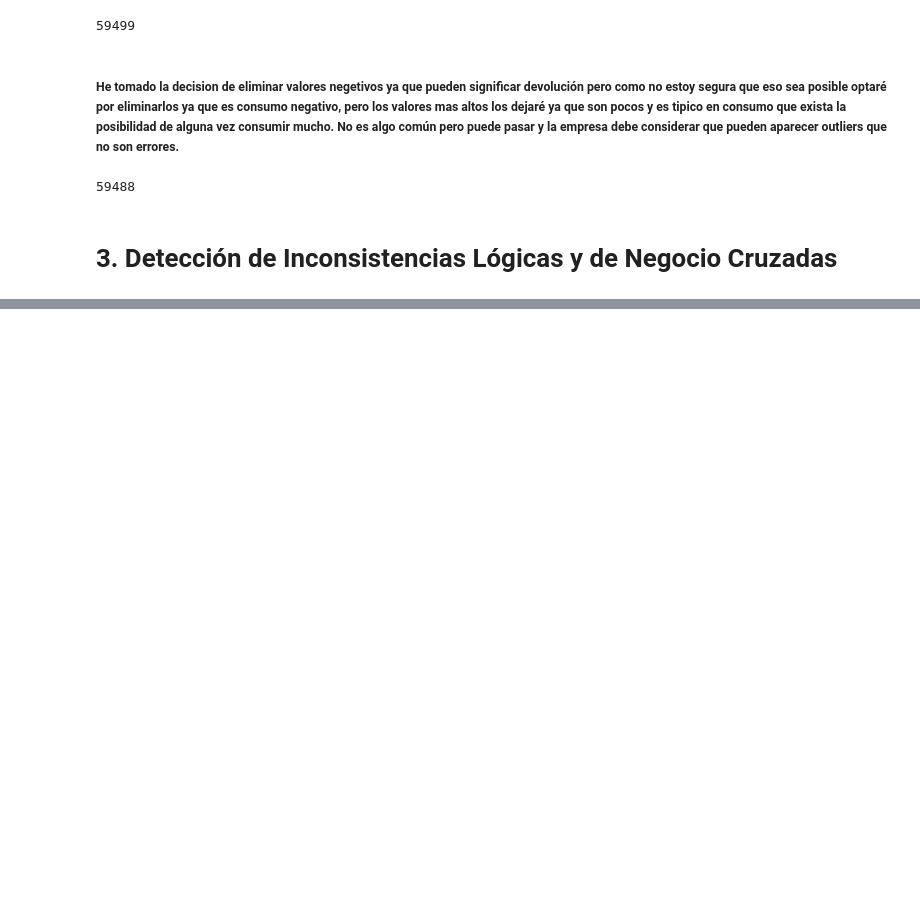
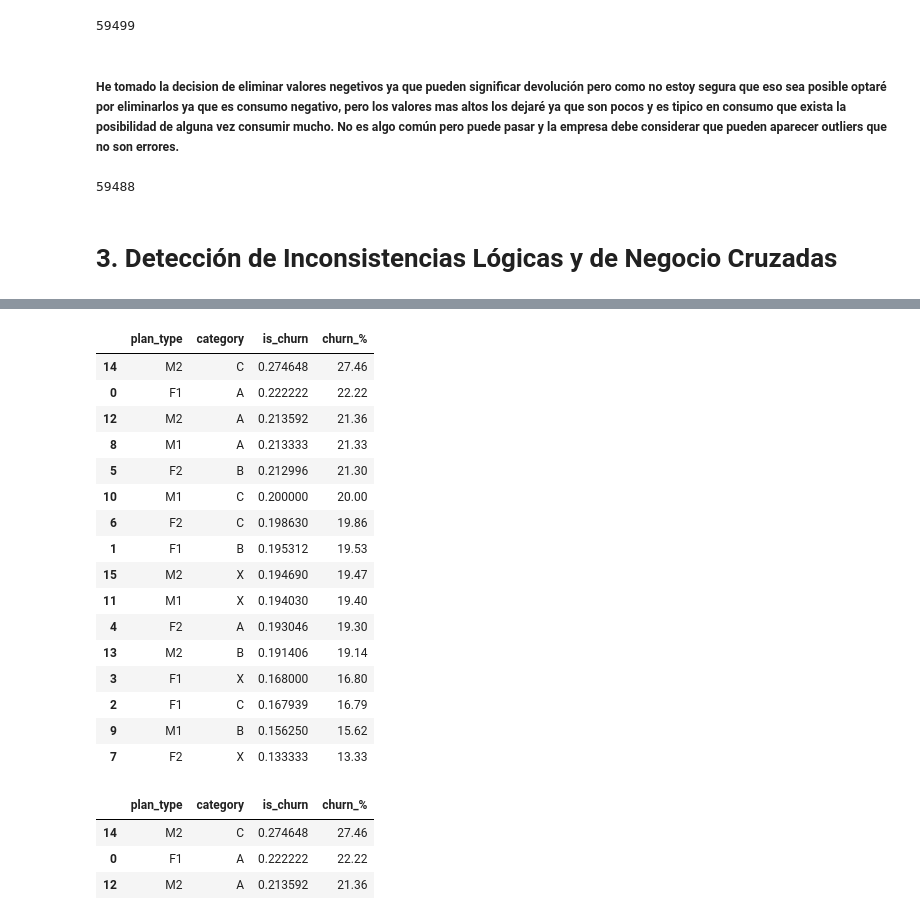
Before and after one commit to PetrongariYanina/ETL-to-MBD, a Jupyter notebook: ETL.ipynb, the cells around one changed output, grey strips where cells are left out. Drawn from its saved outputs; the diff is of its cells as text; code cells hidden in the pictures; blank space fills up the shorter version.

```diff
--- a/ETL.ipynb
+++ b/ETL.ipynb
@@ -603,0 +811,55 @@ print(len(usage))
+# %%
+# Nuevo diccionario para ajuste a la consigna
+
+diccionario_churn = {
+    1: 'Active',
+    0: 'Suspended',
+    -1: 'Terminated'
+}
+
+# vuelvo a aplicar mapeo para distribuir categorias, reemplazo antiguo status_name
+contracts['status_name'] = contracts['status'].map(diccionario_churn)
+
+# Columna booleana para identificar el Churn (Terminated o Suspended) TRUE
+contracts['is_churn'] = contracts['status_name'].isin(['Terminated', 'Suspended'])
+
+# Join con customers para obtener la categoría (cat)
+churn = contracts.merge(customers[['customer_id', 'category']], on='customer_id')
+# %%
+# Agrupo por tipo de plan  y categoría por la media
+reporte_churn = churn.groupby(['plan_type', 'category'])['is_churn'].mean().reset_index()
+
+# a porcentaje
+reporte_churn['churn_%'] = (reporte_churn['is_churn'] * 100).round(2)
+
+# Ordeno por la tasa de churn más alta
+reporte_churn = reporte_churn.sort_values('churn_%', ascending=False)
+# %%
+reporte_churn
+# %% [output]
+|  | plan_type | category | is_churn | churn_% |
+| 14 | M2 | C | 0.274648 | 27.46 |
+| 0 | F1 | A | 0.222222 | 22.22 |
+| 12 | M2 | A | 0.213592 | 21.36 |
+| 8 | M1 | A | 0.213333 | 21.33 |
+| 5 | F2 | B | 0.212996 | 21.30 |
+| 10 | M1 | C | 0.200000 | 20.00 |
+| 6 | F2 | C | 0.198630 | 19.86 |
+| 1 | F1 | B | 0.195312 | 19.53 |
+| 15 | M2 | X | 0.194690 | 19.47 |
+| 11 | M1 | X | 0.194030 | 19.40 |
+| 4 | F2 | A | 0.193046 | 19.30 |
+| 13 | M2 | B | 0.191406 | 19.14 |
+| 3 | F1 | X | 0.168000 | 16.80 |
+| 2 | F1 | C | 0.167939 | 16.79 |
+| 9 | M1 | B | 0.156250 | 15.62 |
+| 7 | F2 | X | 0.133333 | 13.33 |
+# %%
+# Suponiendo que tu tabla se llama reporte_churn
+top_churn = reporte_churn.nlargest(3, 'churn_%')
+top_churn
+# %% [output]
+|  | plan_type | category | is_churn | churn_% |
+| 14 | M2 | C | 0.274648 | 27.46 |
+| 0 | F1 | A | 0.222222 | 22.22 |
+| 12 | M2 | A | 0.213592 | 21.36 |
```
Also changed, not shown: parts of 22 cells of this notebook.
